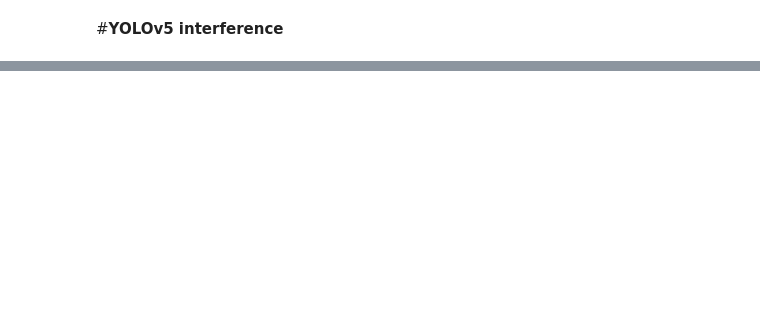
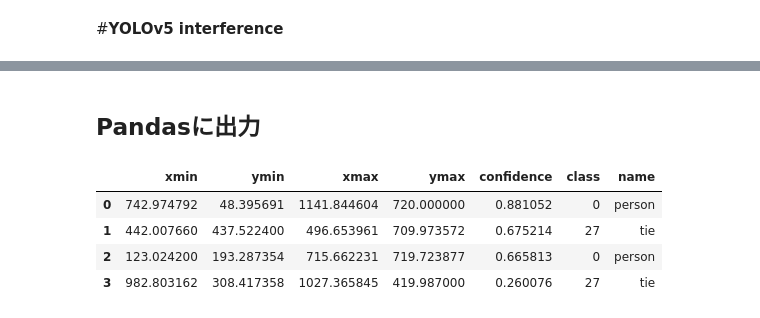
Before and after one commit to ykitaguchi77/YOLOv5, a Jupyter notebook: YOLOv5_interference.ipynb, the cells around one changed output, grey strips where cells are left out. Cells and saved outputs as stored; diff of their text form; code cells hidden in the pictures; blank space fills up the shorter version.

```diff
--- a/YOLOv5_interference.ipynb
+++ b/YOLOv5_interference.ipynb
@@ -29,2 +43,10 @@ Speed: 339.8ms pre-process, 316.9ms inference, 1.1ms NMS per image at shape (1,
+# %% [markdown]
+## Pandasに出力
 # %%
-objects = results.pandas().xyxy[0]
+results.pandas().xyxy[0]
+# %% [output]
+|  | xmin | ymin | xmax | ymax | confidence | class | name |
+| 0 | 742.974792 | 48.395691 | 1141.844604 | 720.000000 | 0.881052 | 0 | person |
+| 1 | 442.007660 | 437.522400 | 496.653961 | 709.973572 | 0.675214 | 27 | tie |
+| 2 | 123.024200 | 193.287354 | 715.662231 | 719.723877 | 0.665813 | 0 | person |
+| 3 | 982.803162 | 308.417358 | 1027.365845 | 419.987000 | 0.260076 | 27 | tie |
```
Also changed, not shown: parts of 9 cells of this notebook.
